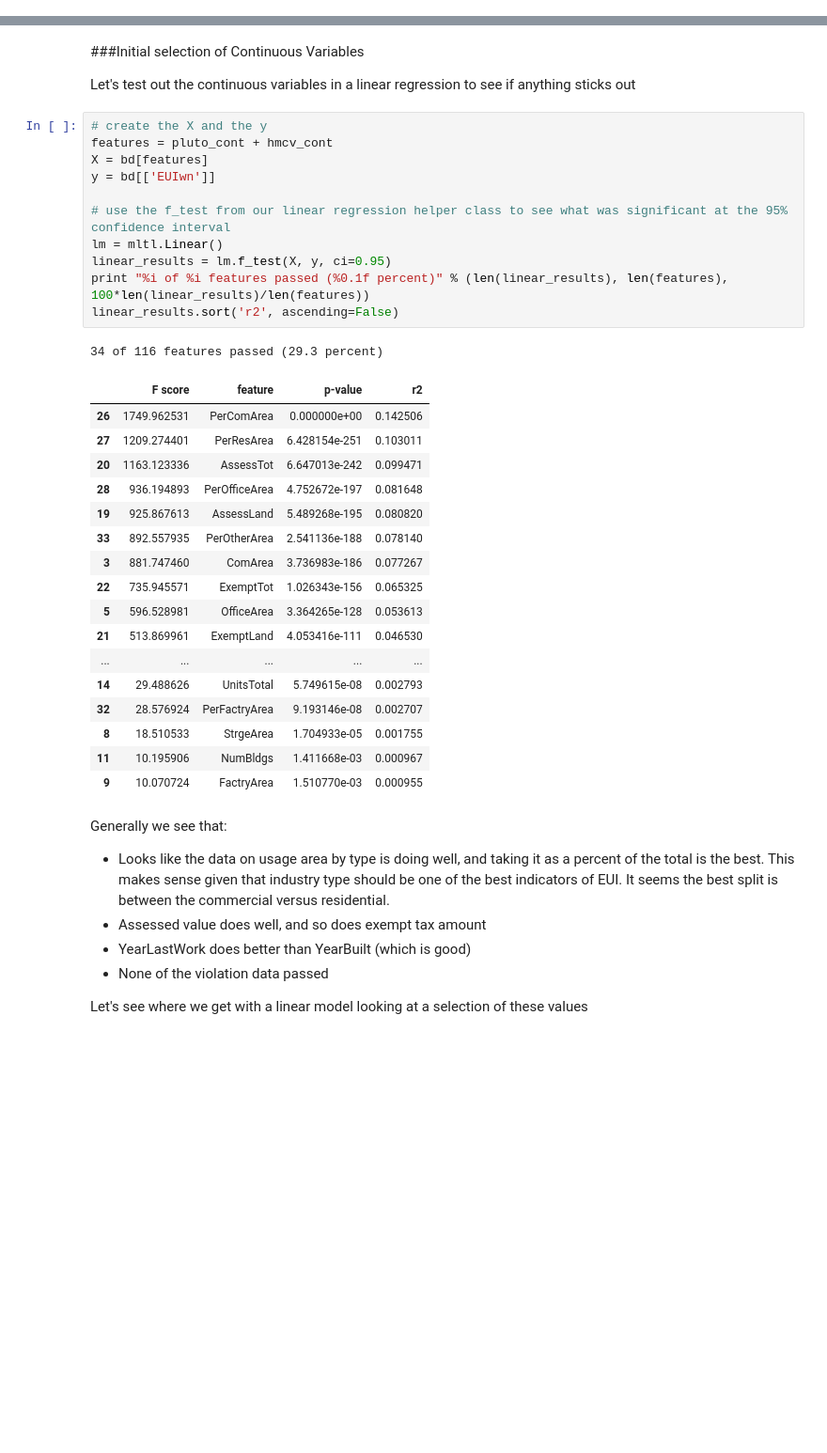
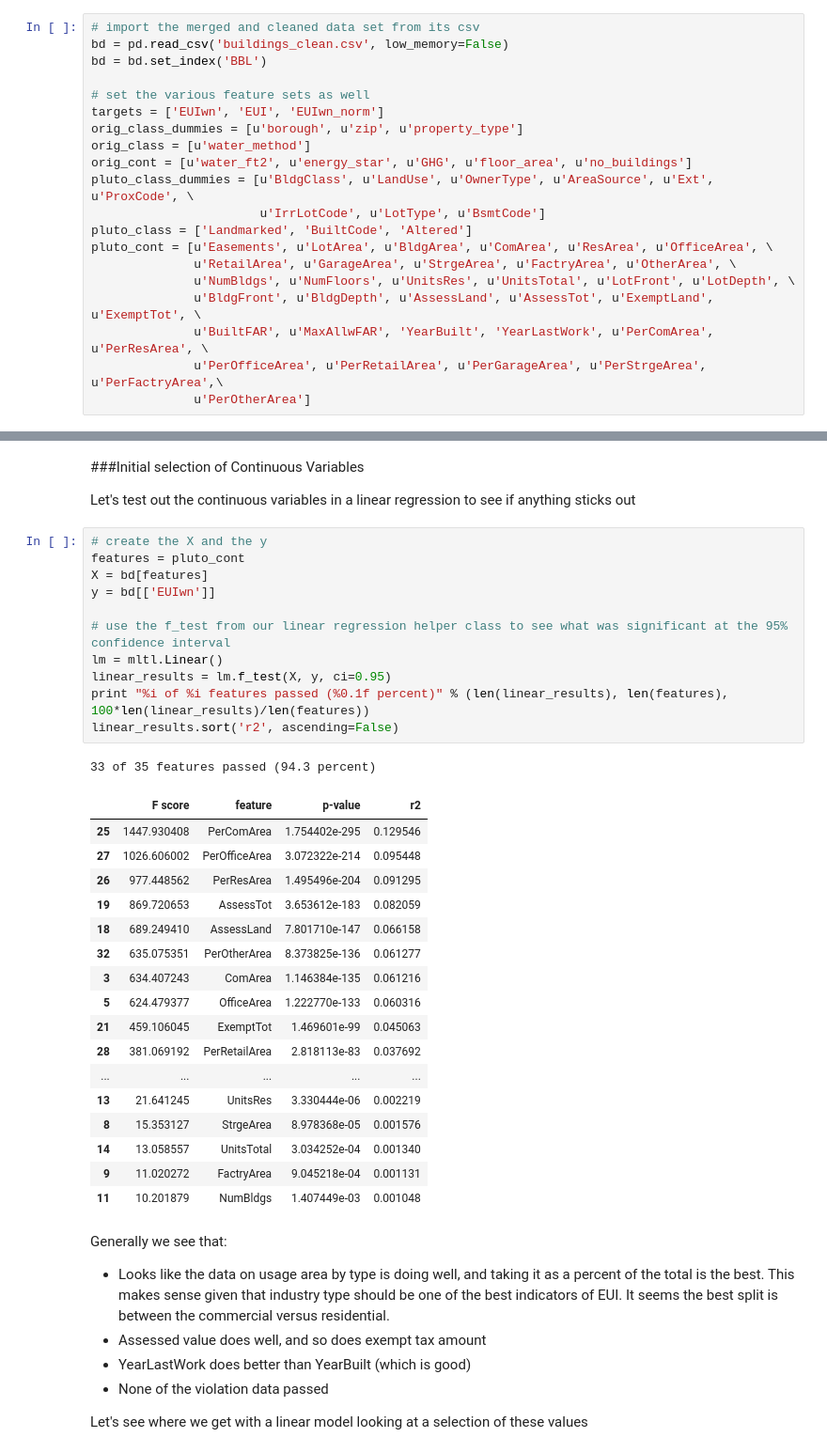
Before and after one commit to theolove/ga_project1_tlove, a Jupyter notebook: projects/Project 2/Project_2_tlove.ipynb, the cells around one changed output, grey strips where cells are left out. Shown: that part at 94% size. Cells and saved outputs as stored; diff of their text form; blank space fills up the shorter version.

```diff
--- a/projects/Project 2/Project_2_tlove.ipynb
+++ b/projects/Project 2/Project_2_tlove.ipynb
@@ -352,2 +380,22 @@ import mltl
+# %%
+# import the merged and cleaned data set from its csv
+bd = pd.read_csv('buildings_clean.csv', low_memory=False)
+bd = bd.set_index('BBL')
+
+# set the various feature sets as well
+targets = ['EUIwn', 'EUI', 'EUIwn_norm']
+orig_class_dummies = [u'borough', u'zip', u'property_type']
+orig_class = [u'water_method']
+orig_cont = [u'water_ft2', u'energy_star', u'GHG', u'floor_area', u'no_buildings']
+pluto_class_dummies = [u'BldgClass', u'LandUse', u'OwnerType', u'AreaSource', u'Ext', u'ProxCode', \
+                       u'IrrLotCode', u'LotType', u'BsmtCode']
+pluto_class = ['Landmarked', 'BuiltCode', 'Altered']
+pluto_cont = [u'Easements', u'LotArea', u'BldgArea', u'ComArea', u'ResArea', u'OfficeArea', \
+              u'RetailArea', u'GarageArea', u'StrgeArea', u'FactryArea', u'OtherArea', \
+              u'NumBldgs', u'NumFloors', u'UnitsRes', u'UnitsTotal', u'LotFront', u'LotDepth', \
+              u'BldgFront', u'BldgDepth', u'AssessLand', u'AssessTot', u'ExemptLand', u'ExemptTot', \
+              u'BuiltFAR', u'MaxAllwFAR', 'YearBuilt', 'YearLastWork', u'PerComArea', u'PerResArea', \
+              u'PerOfficeArea', u'PerRetailArea', u'PerGarageArea', u'PerStrgeArea', u'PerFactryArea',\
+              u'PerOtherArea']
 # %% [markdown]
 ### Target Variable: Weather-normalized Energy Usage Intensity (EUIwn)
@@ -366,34 +418,34 @@ log(bd.EUIwn).hist()
 Let's test out the continuous variables in a linear regression to see if anything sticks out
 # %%
 # create the X and the y
-features = pluto_cont + hmcv_cont
+features = pluto_cont
 X = bd[features]
 y = bd[['EUIwn']]
 
 # use the f_test from our linear regression helper class to see what was significant at the 95% confidence interval
 lm = mltl.Linear()
 linear_results = lm.f_test(X, y, ci=0.95)
 print "%i of %i features passed (%0.1f percent)" % (len(linear_results), len(features), 100*len(linear_results)/len(features))
 linear_results.sort('r2', ascending=False)
 # %% [output]
-34 of 116 features passed (29.3 percent)
+33 of 35 features passed (94.3 percent)
 |  | F score | feature | p-value | r2 |
-| 26 | 1749.962531 | PerComArea | 0.000000e+00 | 0.142506 |
-| 27 | 1209.274401 | PerResArea | 6.428154e-251 | 0.103011 |
-| 20 | 1163.123336 | AssessTot | 6.647013e-242 | 0.099471 |
-| 28 | 936.194893 | PerOfficeArea | 4.752672e-197 | 0.081648 |
-| 19 | 925.867613 | AssessLand | 5.489268e-195 | 0.080820 |
-| 33 | 892.557935 | PerOtherArea | 2.541136e-188 | 0.078140 |
-| 3 | 881.747460 | ComArea | 3.736983e-186 | 0.077267 |
-| 22 | 735.945571 | ExemptTot | 1.026343e-156 | 0.065325 |
-| 5 | 596.528981 | OfficeArea | 3.364265e-128 | 0.053613 |
-| 21 | 513.869961 | ExemptLand | 4.053416e-111 | 0.046530 |
+| 25 | 1447.930408 | PerComArea | 1.754402e-295 | 0.129546 |
+| 27 | 1026.606002 | PerOfficeArea | 3.072322e-214 | 0.095448 |
+| 26 | 977.448562 | PerResArea | 1.495496e-204 | 0.091295 |
+| 19 | 869.720653 | AssessTot | 3.653612e-183 | 0.082059 |
+| 18 | 689.249410 | AssessLand | 7.801710e-147 | 0.066158 |
+| 32 | 635.075351 | PerOtherArea | 8.373825e-136 | 0.061277 |
+| 3 | 634.407243 | ComArea | 1.146384e-135 | 0.061216 |
+| 5 | 624.479377 | OfficeArea | 1.222770e-133 | 0.060316 |
+| 21 | 459.106045 | ExemptTot | 1.469601e-99 | 0.045063 |
+| 28 | 381.069192 | PerRetailArea | 2.818113e-83 | 0.037692 |
 | ... | ... | ... | ... | ... |
-| 14 | 29.488626 | UnitsTotal | 5.749615e-08 | 0.002793 |
-| 32 | 28.576924 | PerFactryArea | 9.193146e-08 | 0.002707 |
-| 8 | 18.510533 | StrgeArea | 1.704933e-05 | 0.001755 |
-| 11 | 10.195906 | NumBldgs | 1.411668e-03 | 0.000967 |
-| 9 | 10.070724 | FactryArea | 1.510770e-03 | 0.000955 |
+| 13 | 21.641245 | UnitsRes | 3.330444e-06 | 0.002219 |
+| 8 | 15.353127 | StrgeArea | 8.978368e-05 | 0.001576 |
+| 14 | 13.058557 | UnitsTotal | 3.034252e-04 | 0.001340 |
+| 9 | 11.020272 | FactryArea | 9.045218e-04 | 0.001131 |
+| 11 | 10.201879 | NumBldgs | 1.407449e-03 | 0.001048 |
 # %% [markdown]
 Generally we see that:
 * Looks like the data on usage area by type is doing well, and taking it as a percent of the total is the best. This makes sense given that industry type should be one of the best indicators of EUI. It seems the best split is between the commercial versus residential.
```
Also changed, not shown: parts of 50 cells of this notebook, 2 other files.
